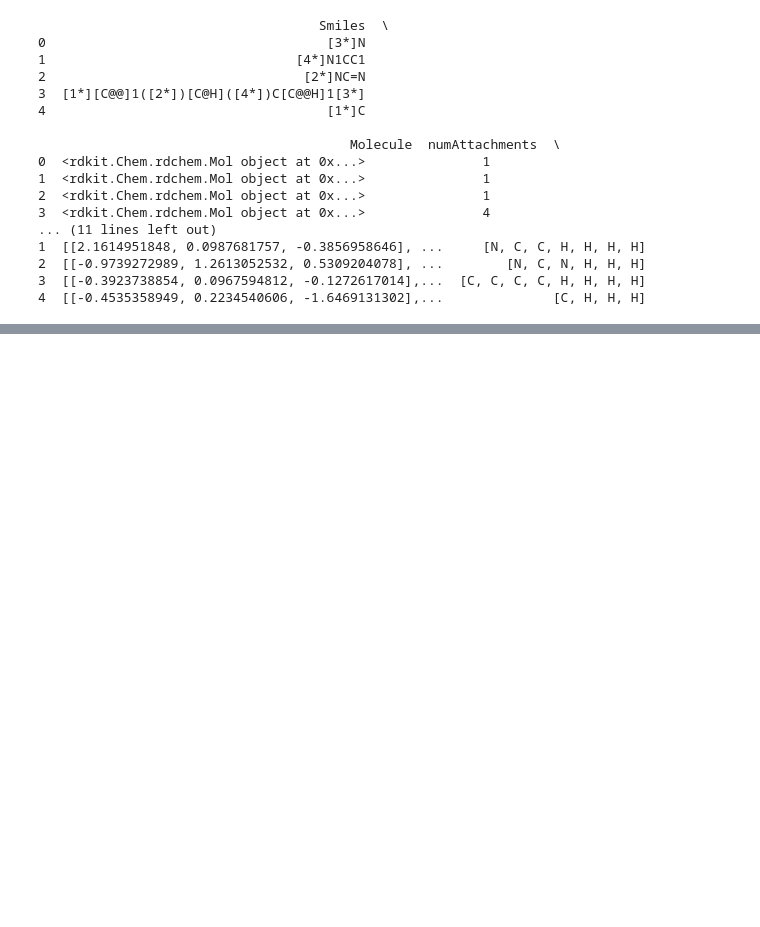
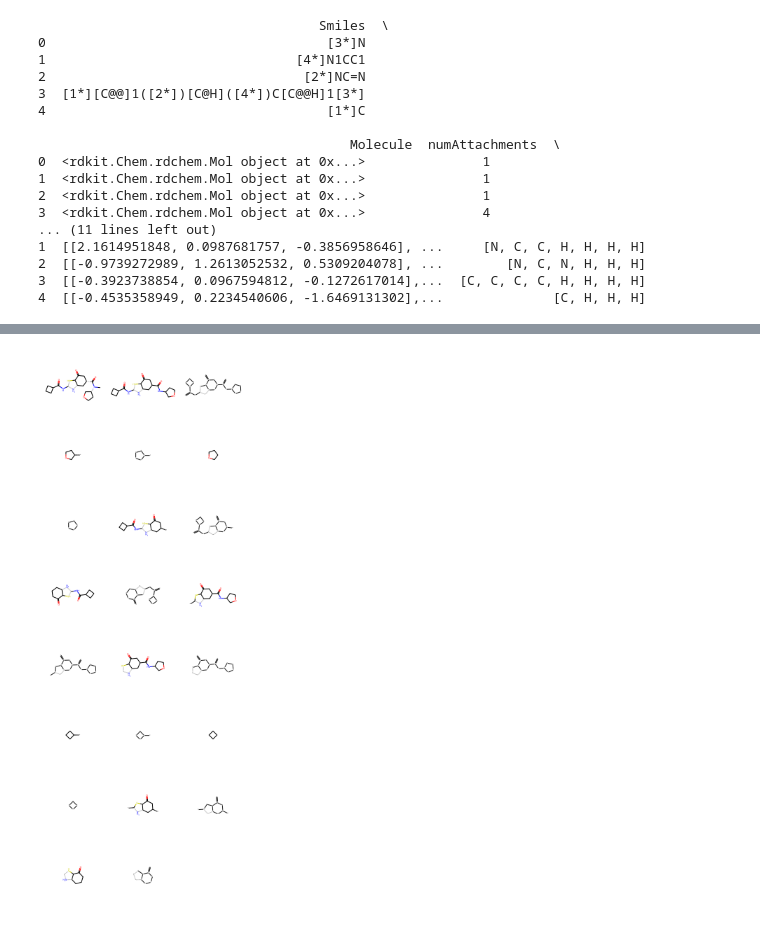
Before and after one commit to kmlefran/group_decomposition, a Jupyter notebook: Development Notebooks/Adding_H.ipynb, the cells around one changed output, grey strips where cells are left out. Cells and saved outputs as stored; diff of their text form; code cells hidden in the pictures; blank space fills up the shorter version.

```diff
--- a/Development Notebooks/Adding_H.ipynb
+++ b/Development Notebooks/Adding_H.ipynb
@@ -53,0 +74,6 @@ ff.output_ifc_gjf(mol,  unique_frame)
+# %%
+mol = Chem.MolFromMolFile('DUDE_11814594_dpp4_decoys_C18H23N3O4S_CIR.mol')
+# %%
+params = rdScaffoldNetwork.ScaffoldNetworkParams()
+# %%
+net = rdScaffoldNetwork.CreateScaffoldNetwork([mol],params)
@@ -53,0 +84,4 @@ ff.output_ifc_gjf(mol,  unique_frame)
+# %%
+Draw.MolsToGridImage([Chem.MolFromSmiles(x) for x in net.nodes])
+# %% [output]
+[figure, added]
```
Also changed, not shown: parts of 2 cells of this notebook, 8 other files.
